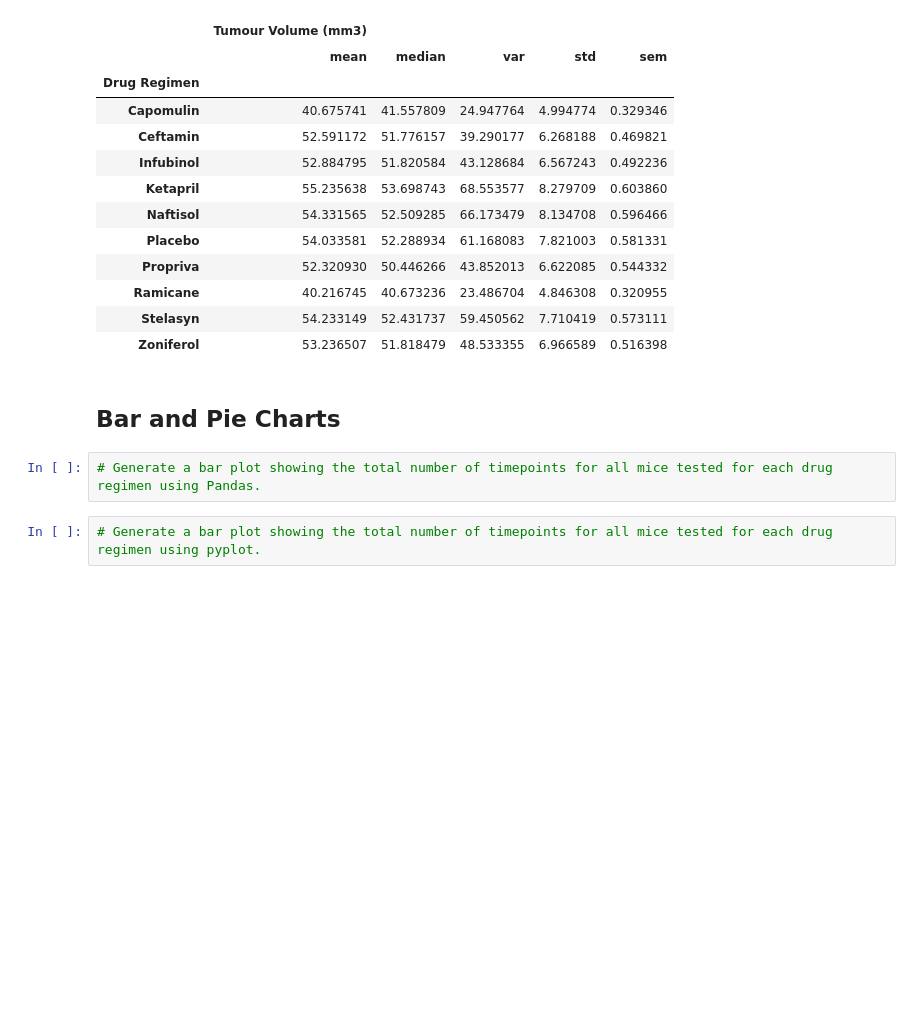
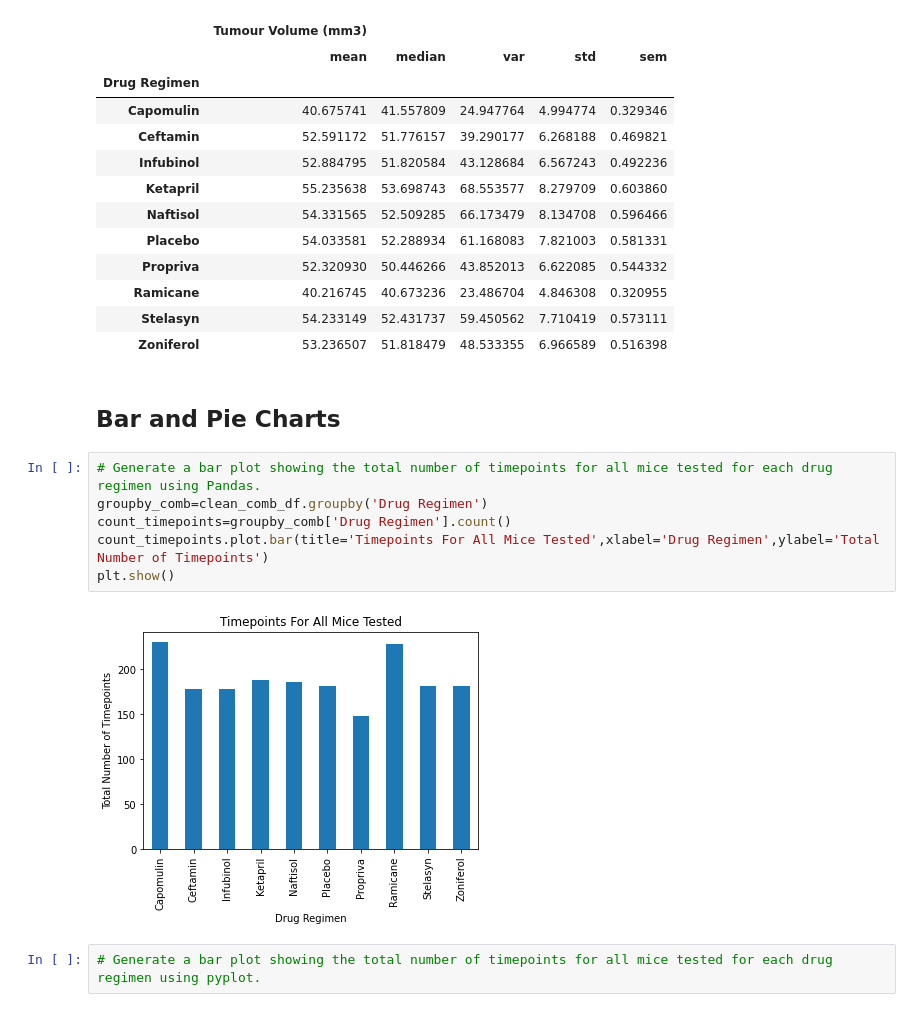
Before and after one commit to Shaunisme/matplotlib-challenge, a Jupyter notebook: Pymaceuticals/pymaceuticals.ipynb, the cells around one changed output. Drawn from its saved outputs; the diff is of its cells as text; blank space fills up the shorter version.

```diff
--- a/Pymaceuticals/pymaceuticals.ipynb
+++ b/Pymaceuticals/pymaceuticals.ipynb
@@ -117,6 +117,12 @@ summary2_df
 ## Bar and Pie Charts
 # %%
 # Generate a bar plot showing the total number of timepoints for all mice tested for each drug regimen using Pandas.
+groupby_comb=clean_comb_df.groupby('Drug Regimen')
+count_timepoints=groupby_comb['Drug Regimen'].count()
+count_timepoints.plot.bar(title='Timepoints For All Mice Tested',xlabel='Drug Regimen',ylabel='Total Number of Timepoints')
+plt.show()
+# %% [output]
+[figure, added]
 # %%
 # Generate a bar plot showing the total number of timepoints for all mice tested for each drug regimen using pyplot.
 # %%
```
